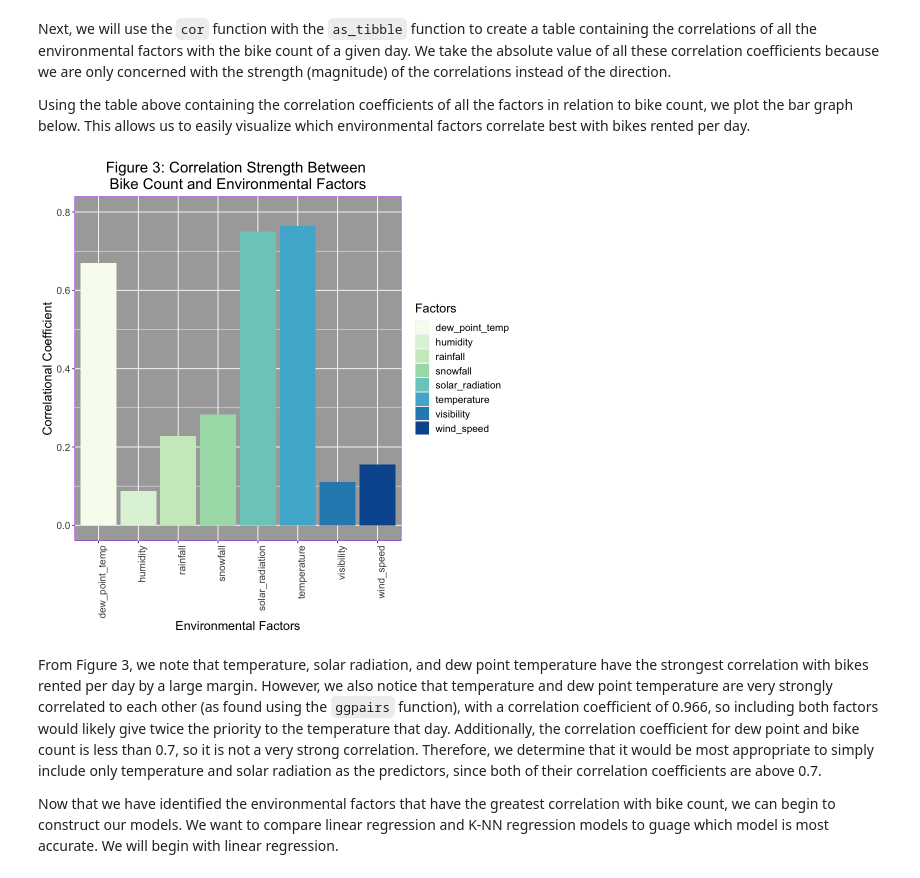
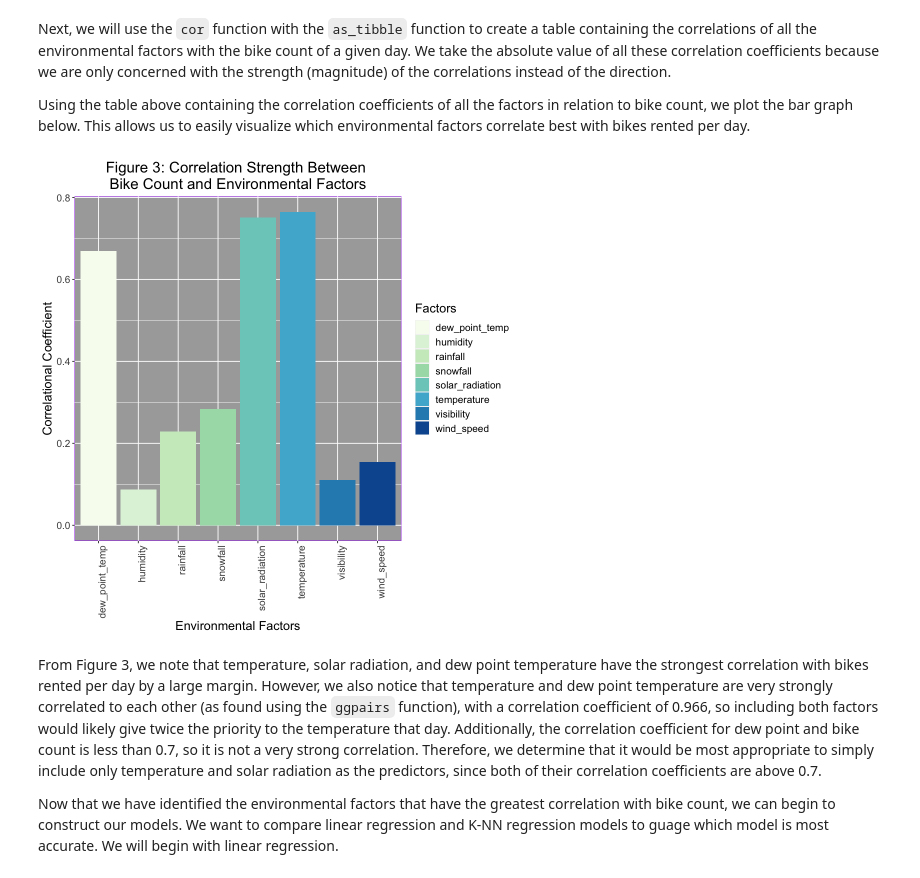
Before and after one commit to DSCI-310-2023/dsci-310-group-09, a Jupyter notebook: analysis/bike_share_analysis.ipynb, the cells around one changed output. Drawn from its saved outputs; the diff is of its cells as text; code cells hidden in the pictures.

```diff
--- a/analysis/bike_share_analysis.ipynb
+++ b/analysis/bike_share_analysis.ipynb
@@ -137,26 +159,15 @@ Using the table above containing the correlation coefficients of all the factors
 # %%
 bike_cors <- cor(bike_training)[1,] |>
     as_tibble()
 colnames(bike_cors) <- c("r")
-bike_cors$factors <- names(bike_data_clean)
+bike_cors$factors <- as.factor(names(bike_data_clean))
 bike_cors <- filter(bike_cors, factors != "bike_count") |>
     mutate(r = abs(r))
-bike_cors_plot <- bike_cors |>
-    ggplot(aes(x = factors, y = r, fill = factors)) +
-        geom_bar(stat = "identity", position = "dodge") +
-        labs(x = "Environmental Factors",
-            y = "Correlational Coefficient",
-            fill = "Factors") +
-        ggtitle("Figure 3: Correlation Strength Between \nBike Count and Environmental Factors") +
-        scale_y_continuous(limits = c(0,0.8)) +
-        theme(axis.text.x = element_text(angle = 90, hjust = 1),
-             text = element_text(size = 15),
-             panel.background = element_rect(fill = 'darkgrey', color = 'purple'),
-             plot.title = element_text(hjust = 0.5)) +
-        scale_fill_brewer(palette = 'GnBu')
+
+bike_cors_plot <- bar_graph(bike_cors, bike_cors$factors, bike_cors$r, "Environmental Factors", "Correlational Coefficient", "Factors", "Figure 3: Correlation Strength Between \nBike Count and Environmental Factors")
 bike_cors_plot
 # %% [output]
-[figure, old version]
+[figure, new version]
 # %% [markdown]
 From Figure 3, we note that temperature, solar radiation, and dew point temperature have the strongest correlation with bikes rented per day by a large margin. However, we also notice that temperature and dew point temperature are very strongly correlated to each other (as found using the `ggpairs` function), with a correlation coefficient of 0.966, so including both factors would likely give twice the priority to the temperature that day. Additionally, the correlation coefficient for dew point and bike count is less than 0.7, so it is not a very strong correlation. Therefore, we determine that it would be most appropriate to simply include only temperature and solar radiation as the predictors, since both of their correlation coefficients are above 0.7.
 
```
Also changed, not shown: parts of 12 cells of this notebook.
